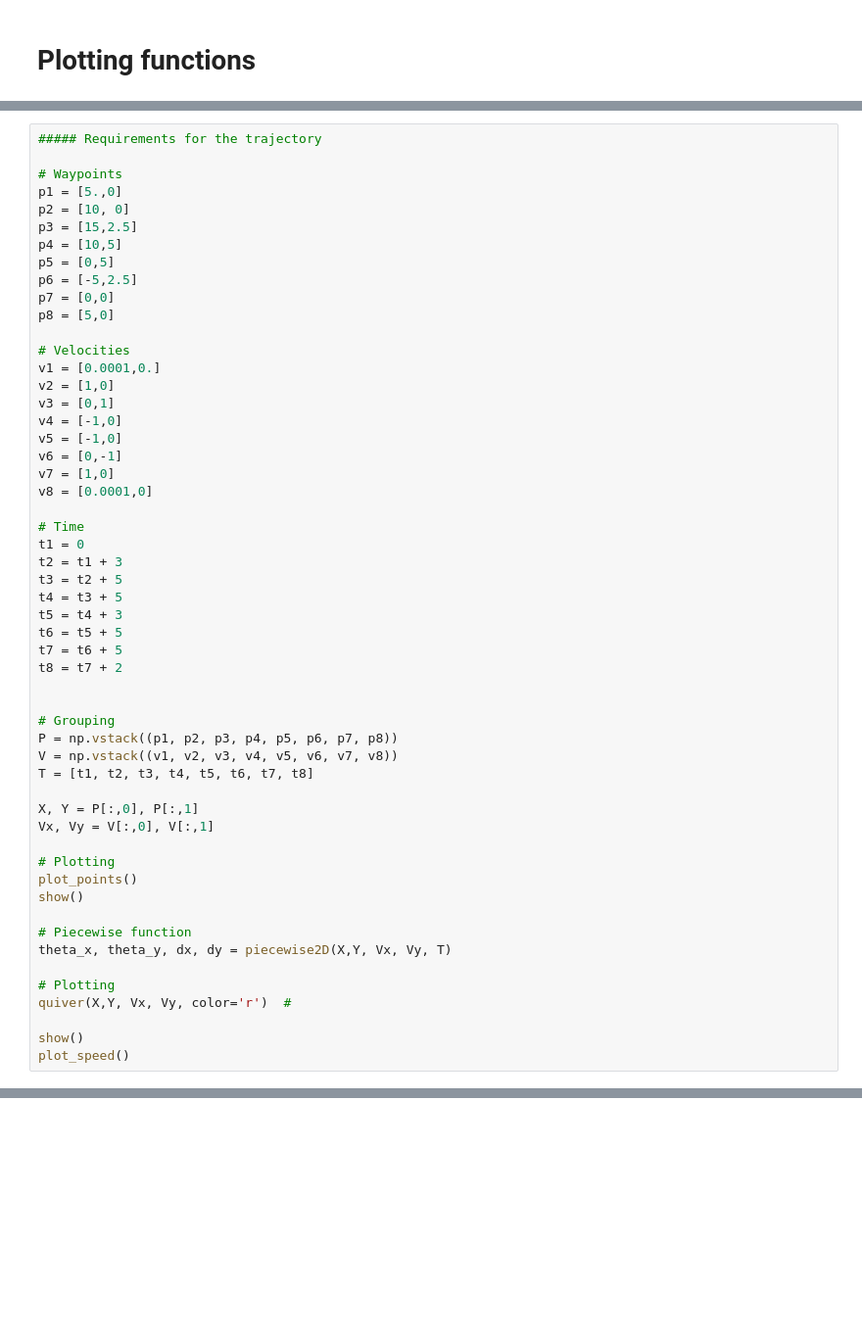
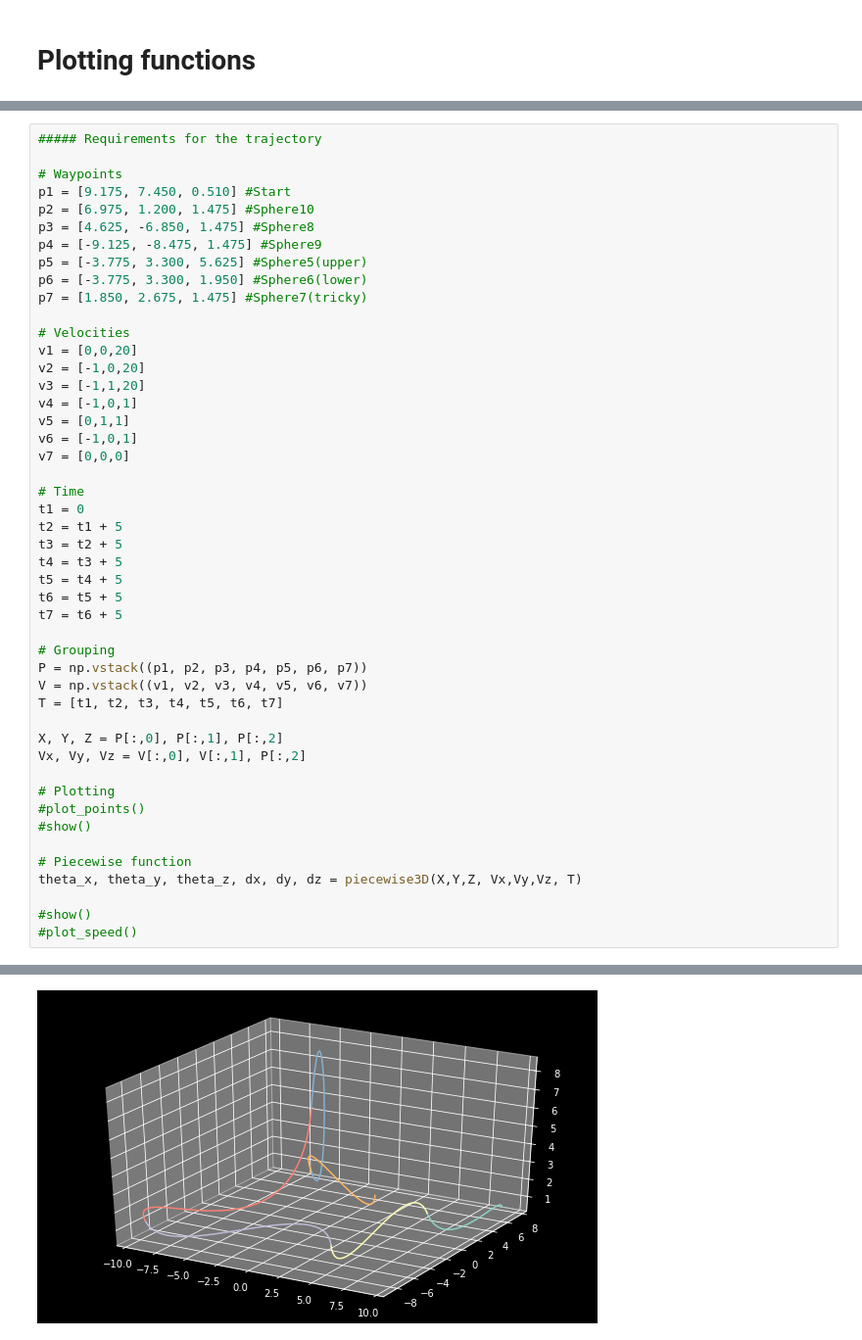
Before and after one commit to Nick-Sireci/Robotics-Workshop1, a Jupyter notebook: Trajectories.ipynb, the cells around one changed output, grey strips where cells are left out. Shown at 98% size. Drawn from its saved outputs; the diff is of its cells as text; blank space fills up the shorter version.

```diff
--- a/Trajectories.ipynb
+++ b/Trajectories.ipynb
@@ -102,53 +288,47 @@ plot_speed()
 ##### Requirements for the trajectory
 
 # Waypoints
-p1 = [5.,0]
-p2 = [10, 0]
-p3 = [15,2.5]
-p4 = [10,5]
-p5 = [0,5]
-p6 = [-5,2.5]
-p7 = [0,0]
-p8 = [5,0]
+p1 = [9.175, 7.450, 0.510] #Start
+p2 = [6.975, 1.200, 1.475] #Sphere10
+p3 = [4.625, -6.850, 1.475] #Sphere8
+p4 = [-9.125, -8.475, 1.475] #Sphere9
+p5 = [-3.775, 3.300, 5.625] #Sphere5(upper)
+p6 = [-3.775, 3.300, 1.950] #Sphere6(lower)
+p7 = [1.850, 2.675, 1.475] #Sphere7(tricky)
 
 # Velocities
-v1 = [0.0001,0.]
-v2 = [1,0]
-v3 = [0,1]
-v4 = [-1,0]
-v5 = [-1,0]
-v6 = [0,-1]
-v7 = [1,0]
-v8 = [0.0001,0]
+v1 = [0,0,20]
+v2 = [-1,0,20]
+v3 = [-1,1,20]
+v4 = [-1,0,1]
+v5 = [0,1,1]
+v6 = [-1,0,1]
+v7 = [0,0,0]
 
 # Time
 t1 = 0
-t2 = t1 + 3
+t2 = t1 + 5
 t3 = t2 + 5
 t4 = t3 + 5
-t5 = t4 + 3
+t5 = t4 + 5
 t6 = t5 + 5
 t7 = t6 + 5
-t8 = t7 + 2
-
 
 # Grouping
-P = np.vstack((p1, p2, p3, p4, p5, p6, p7, p8))
-V = np.vstack((v1, v2, v3, v4, v5, v6, v7, v8))
-T = [t1, t2, t3, t4, t5, t6, t7, t8]
+P = np.vstack((p1, p2, p3, p4, p5, p6, p7))
+V = np.vstack((v1, v2, v3, v4, v5, v6, v7))
+T = [t1, t2, t3, t4, t5, t6, t7]
 
-X, Y = P[:,0], P[:,1]
-Vx, Vy = V[:,0], V[:,1]
+X, Y, Z = P[:,0], P[:,1], P[:,2]
+Vx, Vy, Vz = V[:,0], V[:,1], P[:,2]
 
 # Plotting
-plot_points()
-show()
+#plot_points()
+#show()
 
 # Piecewise function
-theta_x, theta_y, dx, dy = piecewise2D(X,Y, Vx, Vy, T)
+theta_x, theta_y, theta_z, dx, dy, dz = piecewise3D(X,Y,Z, Vx,Vy,Vz, T)
 
-# Plotting
-quiver(X,Y, Vx, Vy, color='r')  #
-
-show()
-plot_speed()
+#show()
+#plot_speed()
+# %% [output]
@@ -154,0 +352 @@ plot_speed()
+[figure, added]
```
Also changed, not shown: parts of 20 cells of this notebook, 1 other file.
